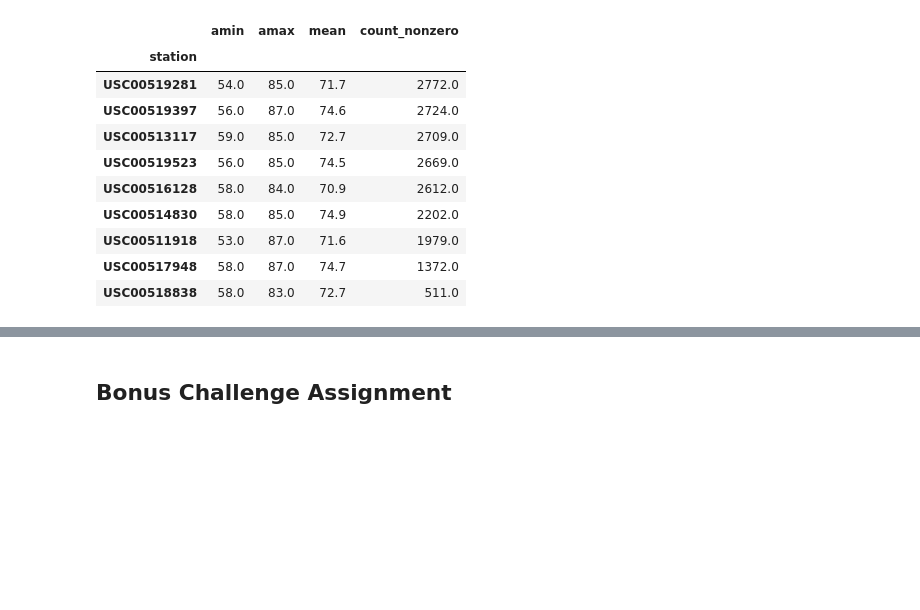
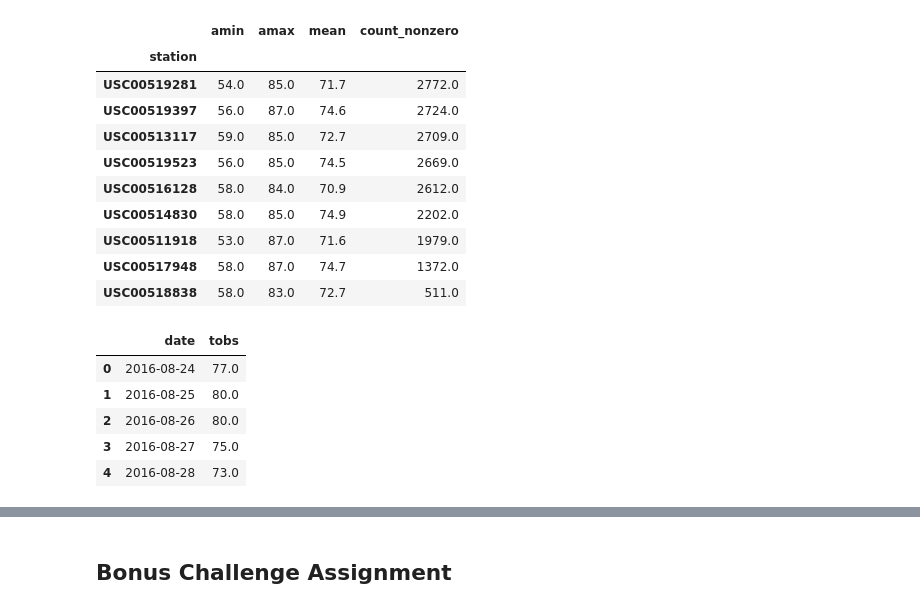
Before and after one commit to SamHoney71/sqlalchemy-challenge, a Jupyter notebook: climate_jeter.ipynb, the cells around one changed output, grey strips where cells are left out. Cells and saved outputs as stored; diff of their text form; code cells hidden in the pictures; blank space fills up the shorter version.

```diff
--- a/climate_jeter.ipynb
+++ b/climate_jeter.ipynb
@@ -249,4 +241,33 @@ sort_station_count
 | USC00511918 | 53.0 | 87.0 | 71.6 | 1979.0 |
 | USC00517948 | 58.0 | 87.0 | 74.7 | 1372.0 |
 | USC00518838 | 58.0 | 83.0 | 72.7 | 511.0 |
+# %%
+# Choose the station with the highest number of temperature observations.
+
+#Query to get percipitation data for last 12 months of dataset
+sel_2 = [Measurement.date,
+      Measurement.tobs]
+
+hi_station_12mo_temp = session.query(*sel_2).\
+    filter(func.strftime(Measurement.date) > "2016-08-23").\
+    filter_by(station = 'USC00519281').all()
+
+#convert to a dataframe
+hi_station_temp_df =pd.DataFrame(hi_station_12mo_temp)
+
+# convert datetime
+hi_station_temp_df['date'] = pd.to_datetime(hi_station_temp_df['date'])
+
+## Ensure datatime format converted correctly
+# hi_station_temp_df.info()
+
+#print dataframe
+hi_station_temp_df.head()
+# %% [output]
+|  | date | tobs |
+| 0 | 2016-08-24 | 77.0 |
+| 1 | 2016-08-25 | 80.0 |
+| 2 | 2016-08-26 | 80.0 |
+| 3 | 2016-08-27 | 75.0 |
+| 4 | 2016-08-28 | 73.0 |
 # %%
```
Also changed, not shown: parts of 6 cells of this notebook.
